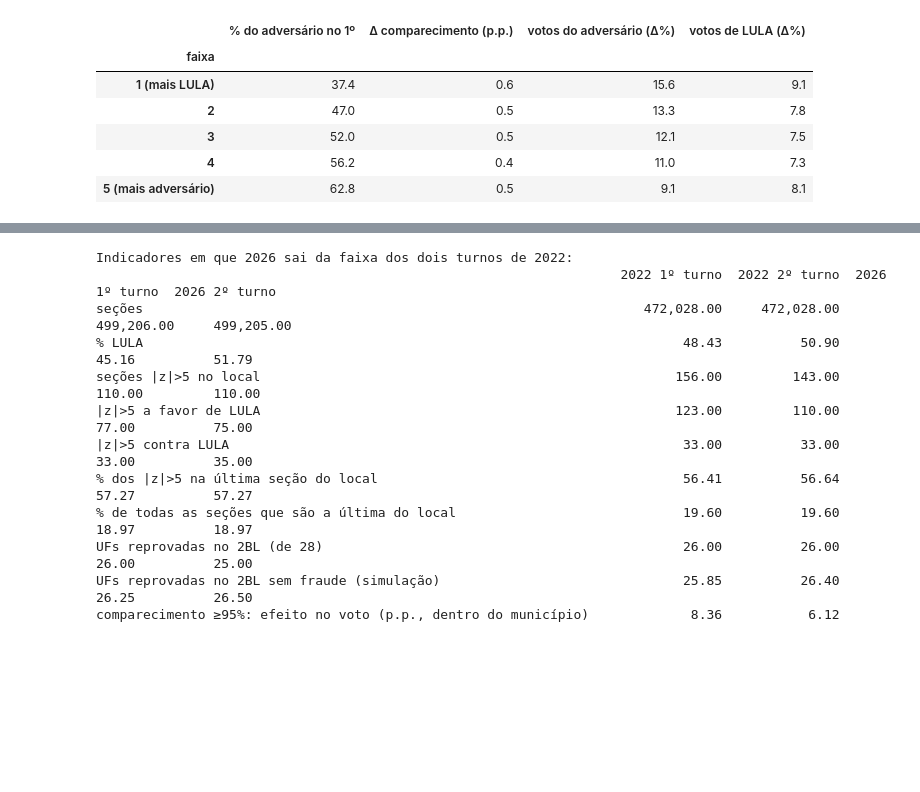
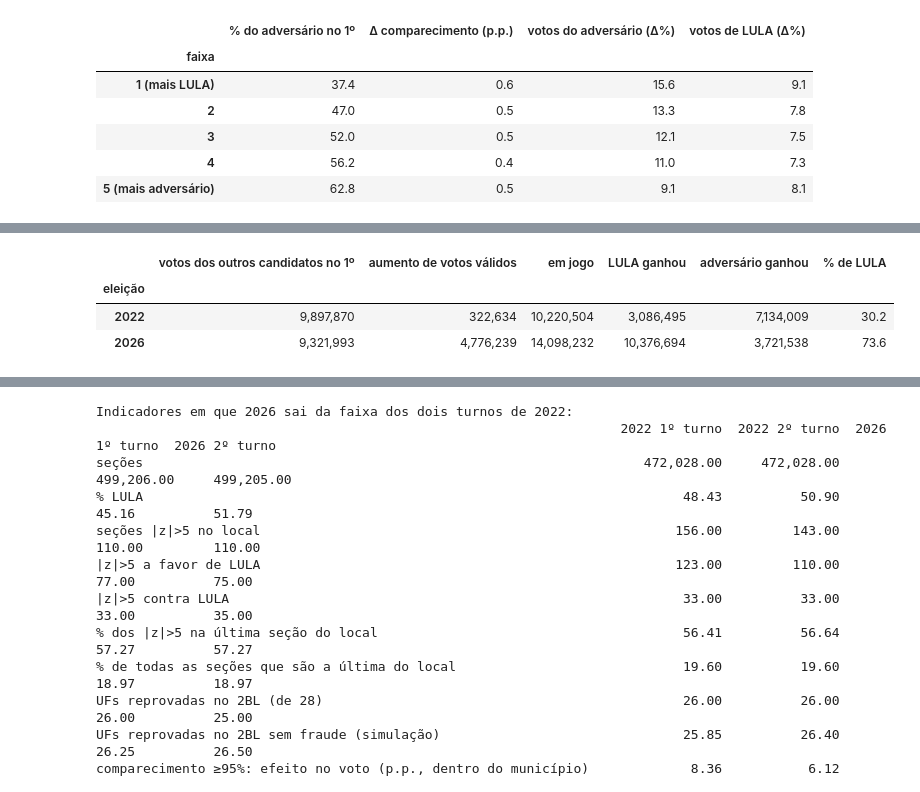
Before and after one commit to marcospflbarreto/eleicoes-2026, a Jupyter notebook: notebooks/03_comparacao_2022.ipynb, the cells around one changed output, grey strips where cells are left out. Drawn from its saved outputs; the diff is of its cells as text; code cells hidden in the pictures; blank space fills up the shorter version.

```diff
--- a/notebooks/03_comparacao_2022.ipynb
+++ b/notebooks/03_comparacao_2022.ipynb
@@ -386,0 +471,19 @@ ao adversário. Em 2022, no mesmo estado, foi o adversário quem mais cresceu no
+# %%
+linhas = []
+for ano in ("2022", "2026"):
+    if f"{ano} 2º turno" not in E:
+        continue
+    t1, t2 = E[f"{ano} 1º turno"], E[f"{ano} 2º turno"]
+    adv = adversario(t2)
+    outros = t1["votos_validos"].sum() - t1[REF].sum() - t1[adv].sum()
+    em_jogo = outros + t2["votos_validos"].sum() - t1["votos_validos"].sum()
+    linhas.append({"eleição": ano, "votos dos outros candidatos no 1º": outros,
+                   "aumento de votos válidos": t2["votos_validos"].sum() - t1["votos_validos"].sum(), "em jogo": em_jogo,
+                   f"{REF} ganhou": t2[REF].sum() - t1[REF].sum(), "adversário ganhou": t2[adv].sum() - t1[adv].sum(),
+                   f"% de {REF}": (t2[REF].sum() - t1[REF].sum()) / em_jogo * 100})
+display(pd.DataFrame(linhas).set_index("eleição").style.format("{:,.0f}").format("{:.1f}", subset=[f"% de {REF}"]))
+# %% [output]
+|  | votos dos outros candidatos no 1º | aumento de votos válidos | em jogo | LULA ganhou | adversário ganhou | % de LULA |
+| eleição |  |  |  |  |  |  |
+| 2022 | 9,897,870 | 322,634 | 10,220,504 | 3,086,495 | 7,134,009 | 30.2 |
+| 2026 | 9,321,993 | 4,776,239 | 14,098,232 | 10,376,694 | 3,721,538 | 73.6 |
```
Also changed, not shown: parts of 9 cells of this notebook, 3 other files.
